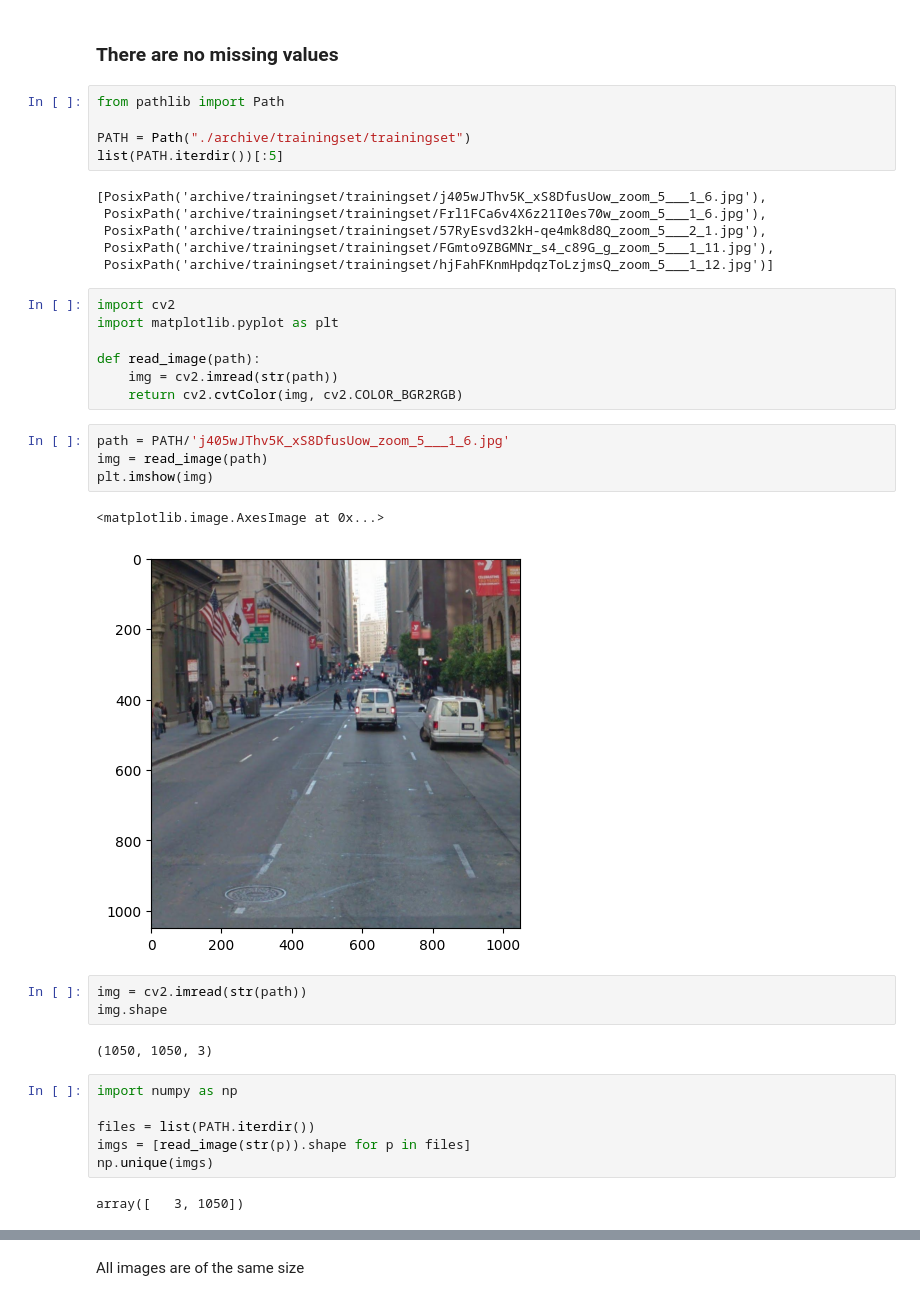
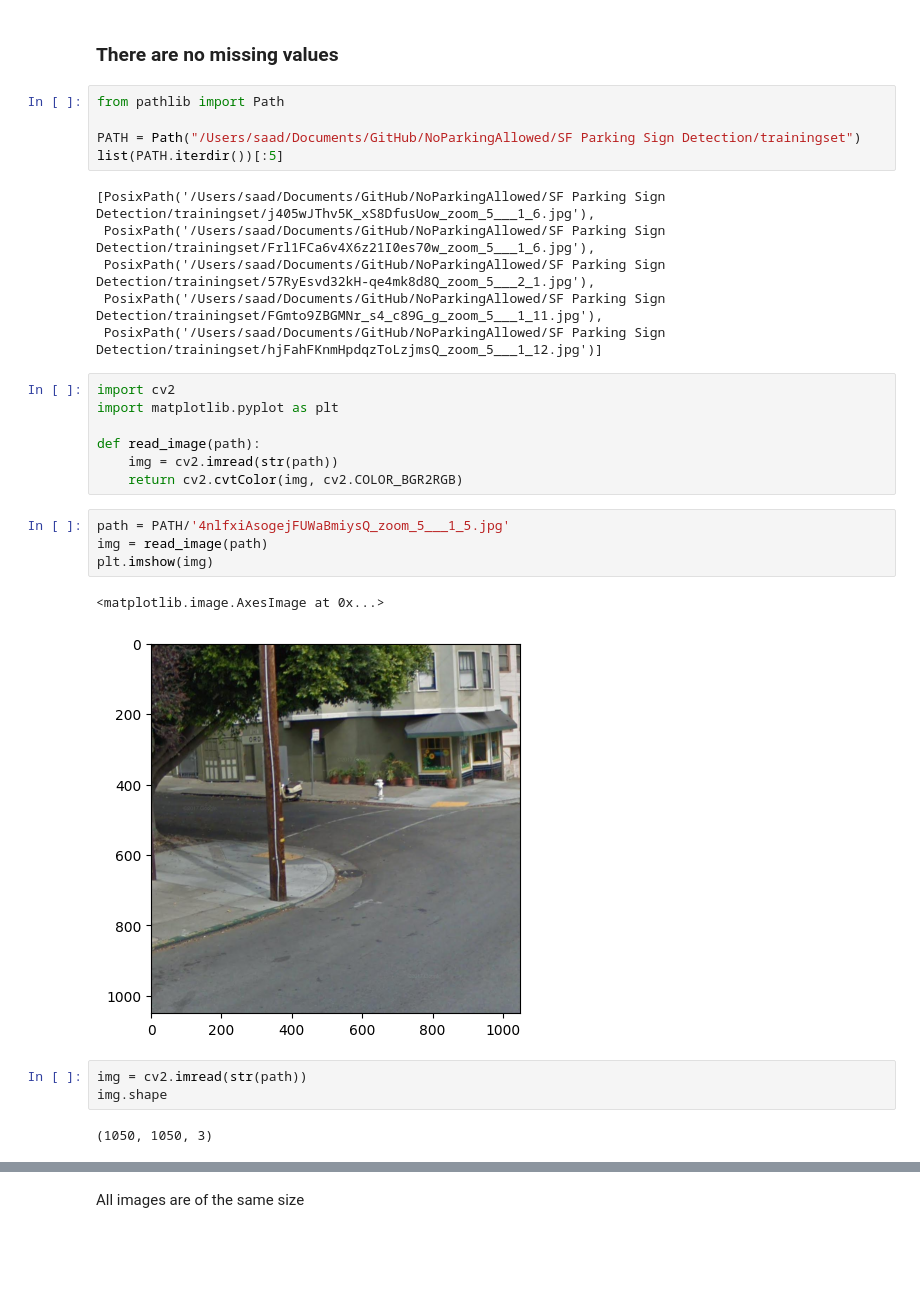
Before and after one commit to saadmalik96/NoParkingAllowed, a Jupyter notebook: model.ipynb, the cells around one changed output, grey strips where cells are left out. Drawn from its saved outputs; the diff is of its cells as text; blank space fills up the shorter version.

```diff
--- a/model.ipynb
+++ b/model.ipynb
@@ -50,14 +50,14 @@ df.describe()
 # %%
 from pathlib import Path
 
-PATH = Path("./archive/trainingset/trainingset")
+PATH = Path("/Users/saad/Documents/GitHub/NoParkingAllowed/SF Parking Sign Detection/trainingset")
 list(PATH.iterdir())[:5]
 # %% [output]
-[PosixPath('archive/trainingset/trainingset/j405wJThv5K_xS8DfusUow_zoom_5___1_6.jpg'),
- PosixPath('archive/trainingset/trainingset/Frl1FCa6v4X6z21I0es70w_zoom_5___1_6.jpg'),
- PosixPath('archive/trainingset/trainingset/57RyEsvd32kH-qe4mk8d8Q_zoom_5___2_1.jpg'),
- PosixPath('archive/trainingset/trainingset/FGmto9ZBGMNr_s4_c89G_g_zoom_5___1_11.jpg'),
- PosixPath('archive/trainingset/trainingset/hjFahFKnmHpdqzToLzjmsQ_zoom_5___1_12.jpg')]
+[PosixPath('/Users/saad/Documents/GitHub/NoParkingAllowed/SF Parking Sign Detection/trainingset/j405wJThv5K_xS8DfusUow_zoom_5___1_6.jpg'),
+ PosixPath('/Users/saad/Documents/GitHub/NoParkingAllowed/SF Parking Sign Detection/trainingset/Frl1FCa6v4X6z21I0es70w_zoom_5___1_6.jpg'),
+ PosixPath('/Users/saad/Documents/GitHub/NoParkingAllowed/SF Parking Sign Detection/trainingset/57RyEsvd32kH-qe4mk8d8Q_zoom_5___2_1.jpg'),
+ PosixPath('/Users/saad/Documents/GitHub/NoParkingAllowed/SF Parking Sign Detection/trainingset/FGmto9ZBGMNr_s4_c89G_g_zoom_5___1_11.jpg'),
+ PosixPath('/Users/saad/Documents/GitHub/NoParkingAllowed/SF Parking Sign Detection/trainingset/hjFahFKnmHpdqzToLzjmsQ_zoom_5___1_12.jpg')]
 # %%
 import cv2
 import matplotlib.pyplot as plt
@@ -66,22 +66,14 @@ def read_image(path):
     img = cv2.imread(str(path))
     return cv2.cvtColor(img, cv2.COLOR_BGR2RGB)
 # %%
-path = PATH/'j405wJThv5K_xS8DfusUow_zoom_5___1_6.jpg'
+path = PATH/'4nlfxiAsogejFUWaBmiysQ_zoom_5___1_5.jpg'
 img = read_image(path)
 plt.imshow(img)
 # %% [output]
 <matplotlib.image.AxesImage at 0x...>
-[figure, old version]
+[figure, new version]
 # %%
 img = cv2.imread(str(path))
 img.shape
 # %% [output]
 (1050, 1050, 3)
-# %%
-import numpy as np
-
-files = list(PATH.iterdir())
-imgs = [read_image(str(p)).shape for p in files]
-np.unique(imgs)
-# %% [output]
-array([   3, 1050])
```
Also changed, not shown: parts of 6 cells of this notebook.
